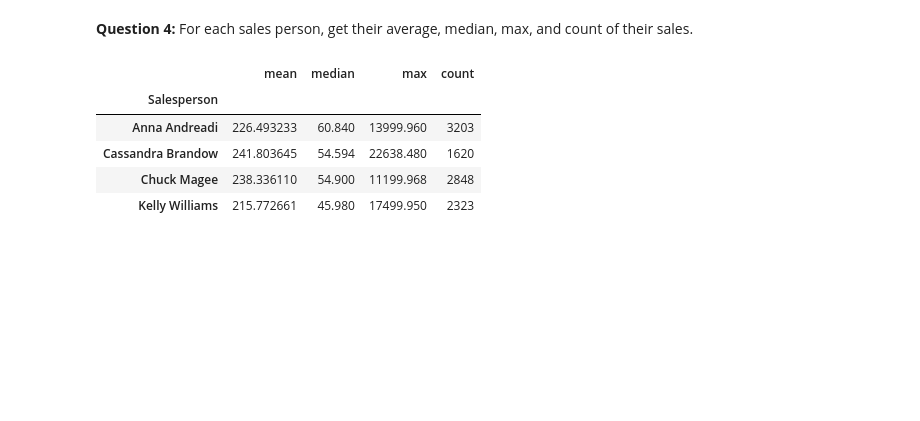
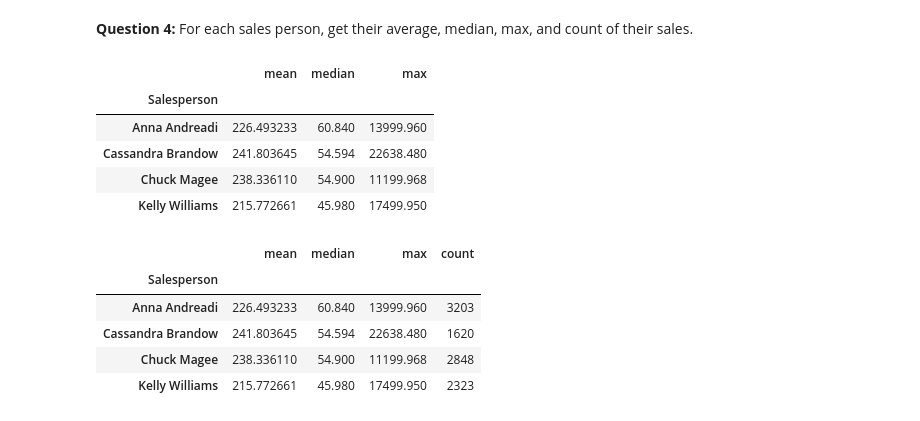
Before and after one commit to sprintkayaking/DAT-07-28, a Jupyter notebook: ClassMaterial/Unit2/Class6/Labs/Pandas -- Cleaning, Merging, Grouping-Solutions.ipynb, the cells around one changed output. Saved outputs shown, nothing was run; the diff lists cells and outputs as text; code cells hidden in the pictures; blank space fills up the shorter version.

```diff
--- a/ClassMaterial/Unit2/Class6/Labs/Pandas -- Cleaning, Merging, Grouping-Solutions.ipynb
+++ b/ClassMaterial/Unit2/Class6/Labs/Pandas -- Cleaning, Merging, Grouping-Solutions.ipynb
@@ -147,6 +174,15 @@ Standard Class    0.104055
 Name: Late, dtype: float64
 # %% [markdown]
 **Question 4:** For each sales person, get their average, median, max, and count of their sales.
+# %%
+df.groupby('Salesperson')['Sales'].agg([np.mean, 'median', 'max'])
+# %% [output]
+|  | mean | median | max |
+| Salesperson |  |  |  |
+| Anna Andreadi | 226.493233 | 60.840 | 13999.960 |
+| Cassandra Brandow | 241.803645 | 54.594 | 22638.480 |
+| Chuck Magee | 238.336110 | 54.900 | 11199.968 |
+| Kelly Williams | 215.772661 | 45.980 | 17499.950 |
 # %%
 # your answer here
 df.groupby('Salesperson')['Sales'].agg(['mean', 'median', 'max', 'count'])
```
Also changed, not shown: parts of 8 cells of this notebook, 13 other files.
